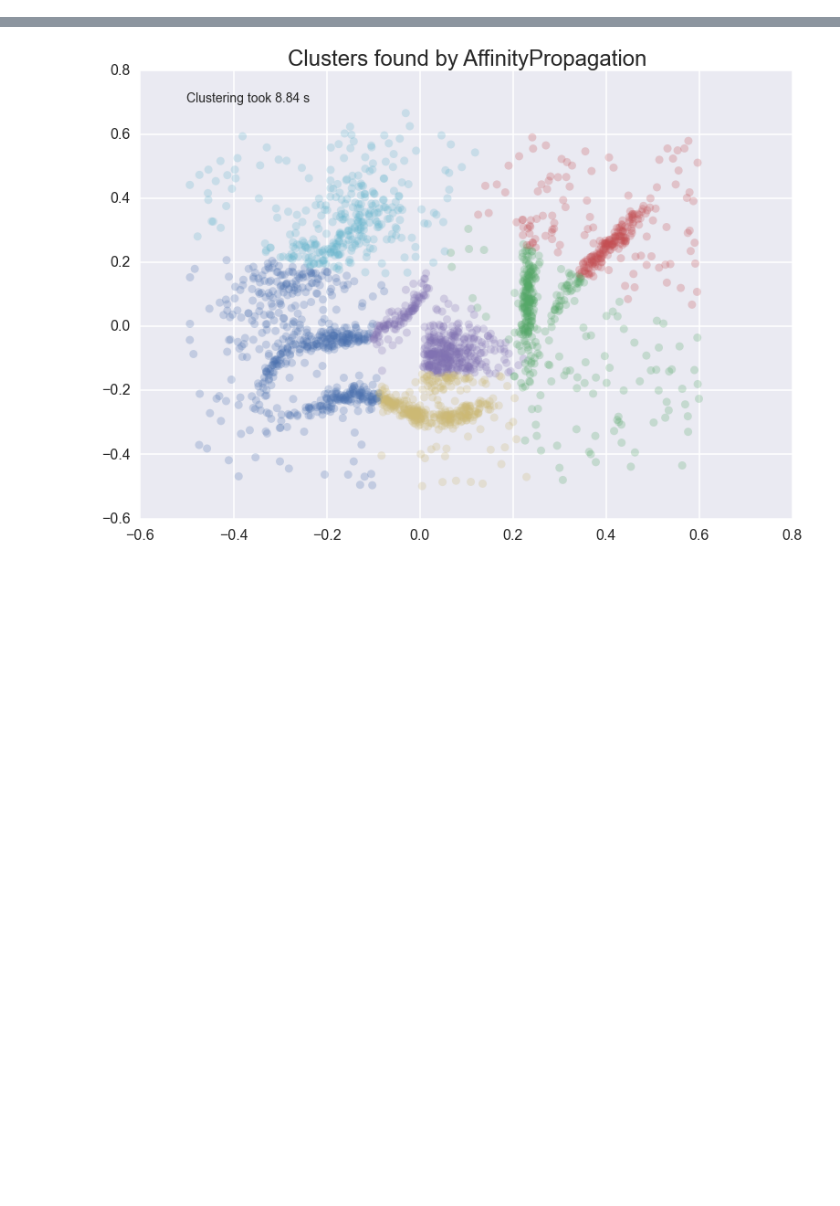
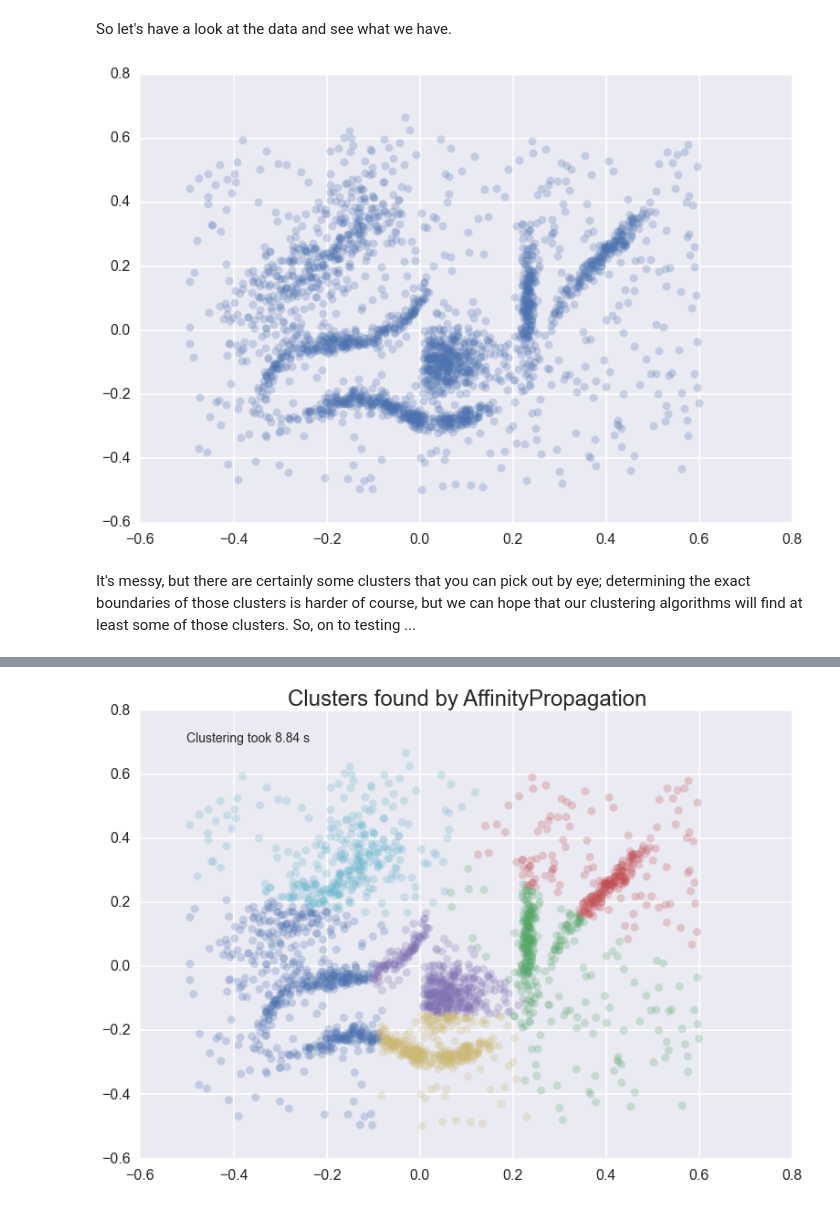
Before and after one commit to scikit-learn-contrib/hdbscan, a Jupyter notebook: notebooks/Comparing Clustering Algorithms.ipynb, the cells around one changed output, grey strips where cells are left out. Cells and saved outputs as stored; diff of their text form; code cells hidden in the pictures; blank space fills up the shorter version.

Commit message:
Fill in the details of various clustering algorithms

```diff
--- a/notebooks/Comparing Clustering Algorithms.ipynb
+++ b/notebooks/Comparing Clustering Algorithms.ipynb
@@ -11,2 +33,12 @@ plot_kwds = {'alpha' : 0.25, 's' : 80, 'linewidths':0}
 # %%
 data = np.load('clusterable_data.npy')
+# %% [markdown]
+So let's have a look at the data and see what we have.
+# %%
+plt.scatter(data.T[0], data.T[1], c='b', **plot_kwds)
+plt.xticks = []
+plt.yticks = []
+# %% [output]
+[figure, added]
+# %% [markdown]
+It's messy, but there are certainly some clusters that you can pick out by eye; determining the exact boundaries of those clusters is harder of course, but we can hope that our clustering algorithms will find at least some of those clusters. So, on to testing ...
```
Also changed, not shown: parts of 21 cells of this notebook.
